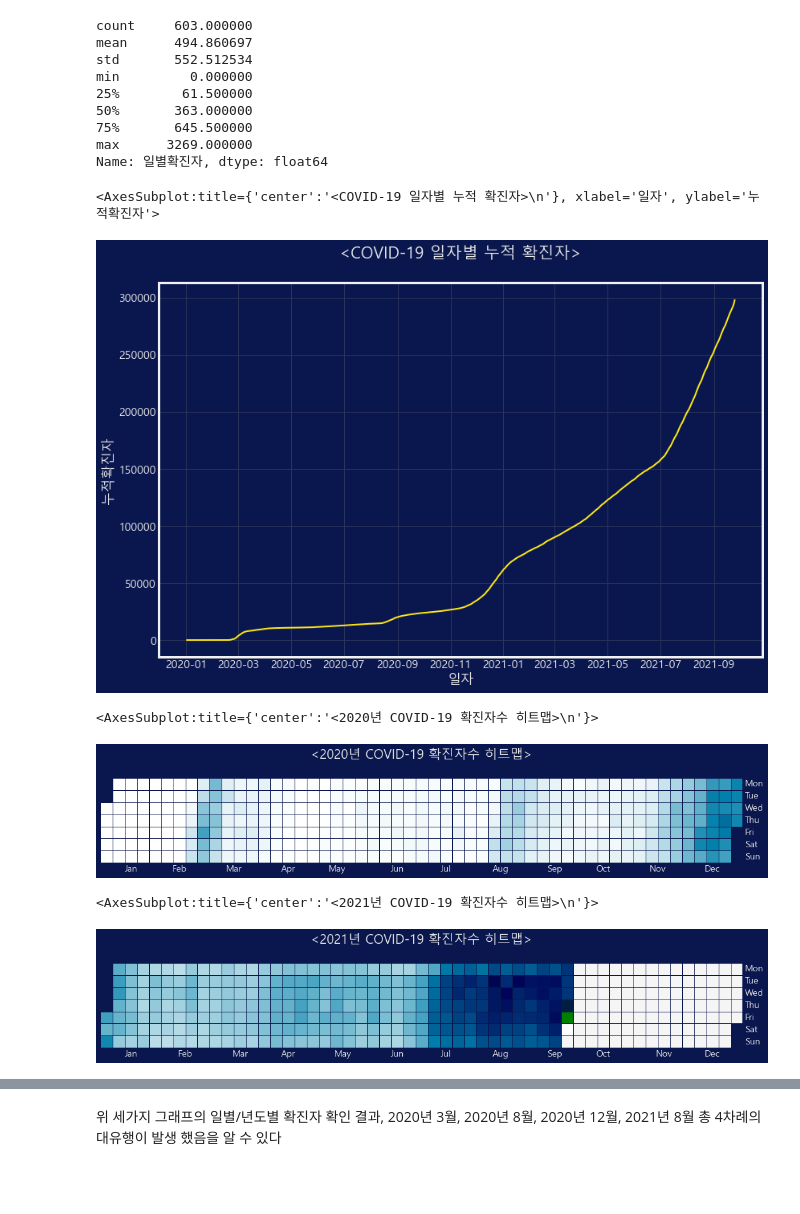
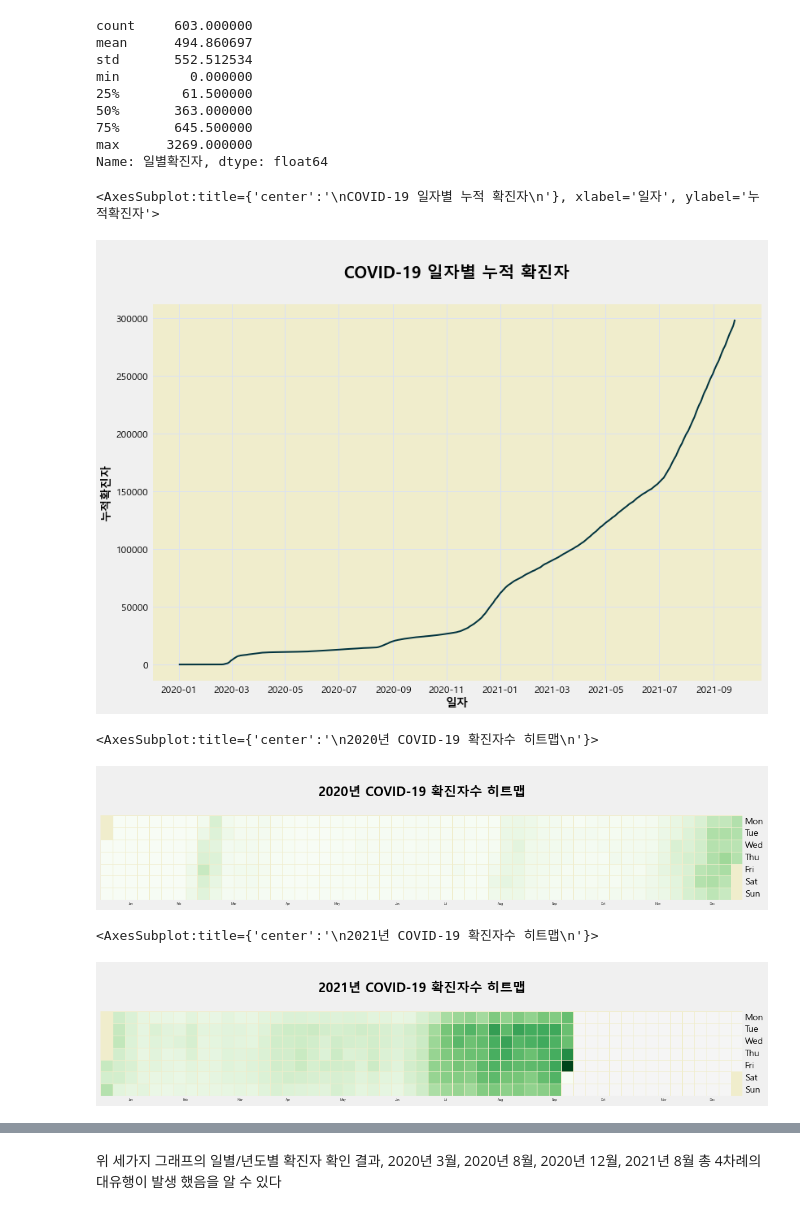
Before and after one commit to WooShangHyeon/damentor_3, a Jupyter notebook: FINAL_SAMHYUNTECH-시각화2.ipynb, the cells around one changed output, grey strips where cells are left out. Drawn from its saved outputs; the diff is of its cells as text; code cells hidden in the pictures; blank space fills up the shorter version.

Commit message:
add bold, size, margin

```diff
--- a/FINAL_SAMHYUNTECH-시각화2.ipynb
+++ b/FINAL_SAMHYUNTECH-시각화2.ipynb
@@ -19,16 +19,17 @@ from datetime import datetime
 
 matplotlib.rcParams['axes.unicode_minus'] = False
 # %%
-ColorGrid='#2A3459'
-ColorLine1='#FEE715'
+ColorGrid='#DCE2F0'
+ColorLine1='#02343F'
 ColorLine2='#127319'
 
 plt.rc('font', family='Malgun Gothic')
 plt.style.use('fivethirtyeight')
-for param in ['figure.facecolor', 'axes.facecolor', 'savefig.facecolor']:
-    plt.rcParams[param] = '#0A174E'  # 배경색깔
+for param in ['axes.facecolor', 'savefig.facecolor']:
+    plt.rcParams[param] = '#F0EDCC'  # 배경색깔
+
 for param in ['text.color', 'axes.labelcolor', 'xtick.color', 'ytick.color']:
-    plt.rcParams[param] = '0.9'  # very light grey
+    plt.rcParams[param] = '0'  # very light grey
 pd.set_option('mode.chained_assignment',  None)
 # %%
 def pointing(x,y,ran,arr,m,up,bboxsize): # 점 찍는 함수, x : index, y : index, ran : 범위, m : max(True) min(False) ,up : 위치 조정, bboxsize : 박스 사이즈
@@ -92,32 +93,38 @@ Name: 일별확진자, dtype: float64
 # %%
 # 코로나 누적 확진자 시각화
 
 plt.figure(figsize=(12,8))
-plt.title('<COVID-19 일자별 누적 확진자>\n')
+plt.title('\nCOVID-19 일자별 누적 확진자\n', weight='bold')
 plt.grid(color=ColorGrid)  # bluish dark grey, but slightly lighter than background
 
+plt.margins(x=0.05,y=0.05)
+plt.xticks(fontsize=12)
+plt.yticks(fontsize=12)
+plt.xlabel('일자',fontdict={'weight': 'bold', 'size': 14})
+plt.ylabel('누적확진자',fontdict={'weight': 'bold', 'size': 14})
+
 sns.lineplot(data=covid_data_new, x='일자', y='누적확진자',linewidth='2',color=ColorLine1)
 # %% [output]
-<AxesSubplot:title={'center':'<COVID-19 일자별 누적 확진자>\n'}, xlabel='일자', ylabel='누적확진자'>
+<AxesSubplot:title={'center':'\nCOVID-19 일자별 누적 확진자\n'}, xlabel='일자', ylabel='누적확진자'>
-[figure, old version]
+[figure, new version]
 # %%
 #코로나 확진자 수 히트맵(2020)
 
 plt.figure(figsize=(16,8))
-plt.title('<2020년 COVID-19 확진자수 히트맵>\n')
-calmap.yearplot(data=covid_data_new['일별확진자'],year=2020,cmap='ocean_r')
+plt.title('\n2020년 COVID-19 확진자수 히트맵\n', weight='bold')
+calmap.yearplot(data=covid_data_new['일별확진자'],year=2020,cmap='Greens')
 # %% [output]
-<AxesSubplot:title={'center':'<2020년 COVID-19 확진자수 히트맵>\n'}>
+<AxesSubplot:title={'center':'\n2020년 COVID-19 확진자수 히트맵\n'}>
-[figure, old version]
+[figure, new version]
 # %%
 #코로나 확진자 수 히트맵(2021)
 
 plt.figure(figsize=(16,8))
-plt.title('<2021년 COVID-19 확진자수 히트맵>\n')
-calmap.yearplot(data=covid_data_new['일별확진자'],year=2021, cmap='ocean_r')
+plt.title('\n2021년 COVID-19 확진자수 히트맵\n', weight='bold')
+calmap.yearplot(data=covid_data_new['일별확진자'],year=2021, cmap='Greens')
 # %% [output]
-<AxesSubplot:title={'center':'<2021년 COVID-19 확진자수 히트맵>\n'}>
+<AxesSubplot:title={'center':'\n2021년 COVID-19 확진자수 히트맵\n'}>
-[figure, old version]
+[figure, new version]
 # %%
 # 코로나 일별 확진자 시각화
 
```
Also changed, not shown: parts of 21 cells of this notebook.
